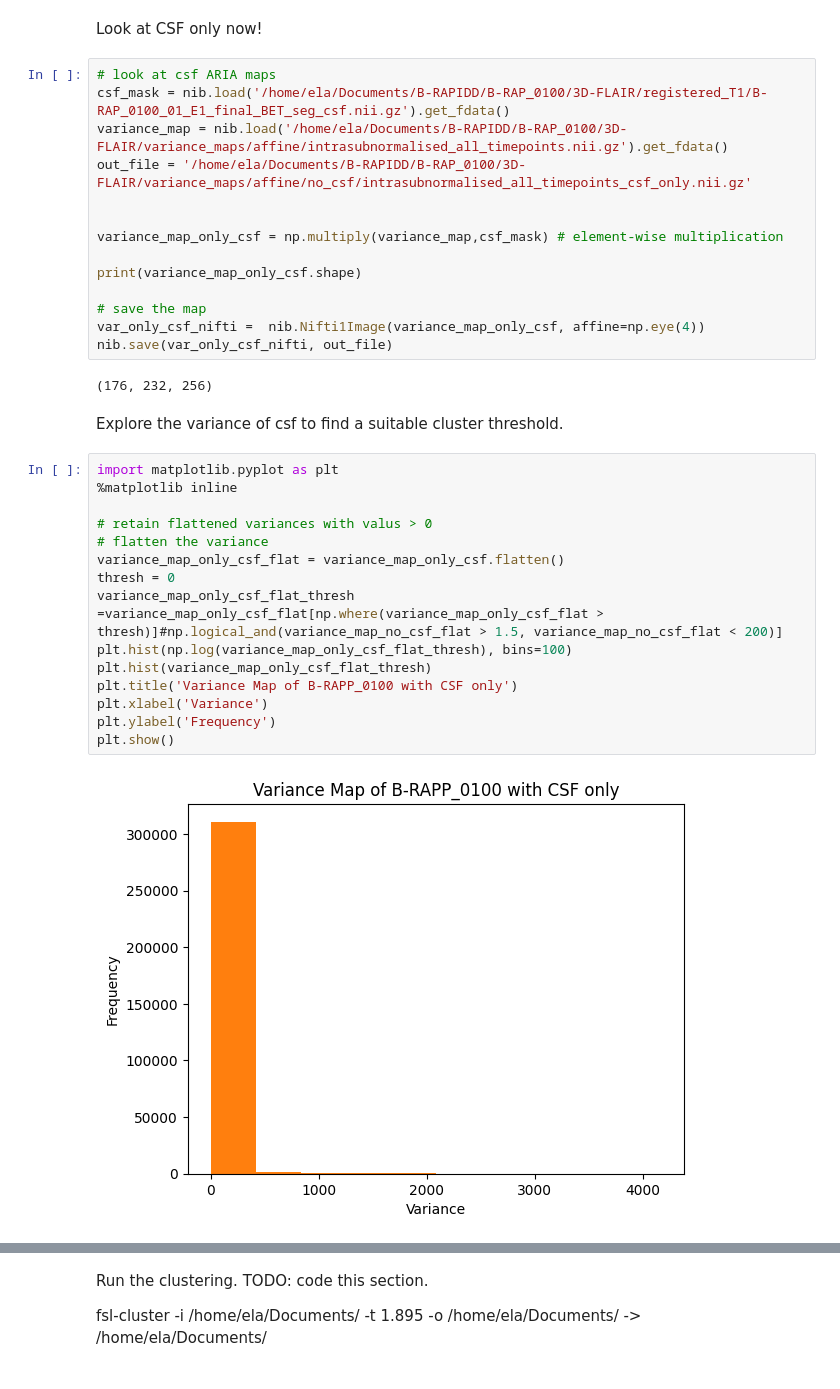
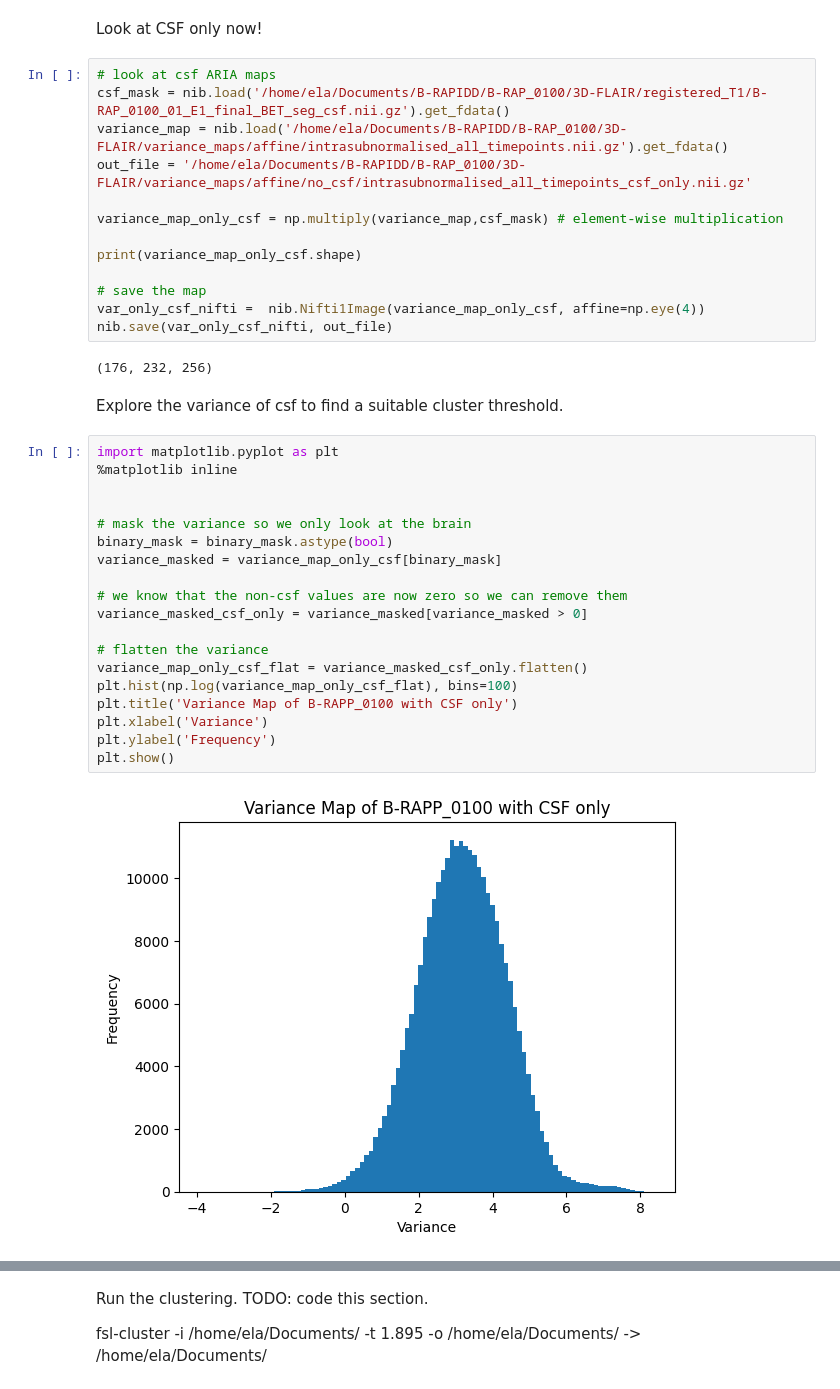
Before and after one commit to Ela-Kan/longitudinal_ARIA_E_detection, a Jupyter notebook: Code/cluster_pipeline.ipynb, the cells around one changed output, grey strips where cells are left out. Cells and saved outputs as stored; diff of their text form.

```diff
--- a/Code/cluster_pipeline.ipynb
+++ b/Code/cluster_pipeline.ipynb
@@ -327,7 +316,6 @@ Look at CSF only now!
 csf_mask = nib.load('/home/ela/Documents/B-RAPIDD/B-RAP_0100/3D-FLAIR/registered_T1/B-RAP_0100_01_E1_final_BET_seg_csf.nii.gz').get_fdata()
 variance_map = nib.load('/home/ela/Documents/B-RAPIDD/B-RAP_0100/3D-FLAIR/variance_maps/affine/intrasubnormalised_all_timepoints.nii.gz').get_fdata()
 out_file = '/home/ela/Documents/B-RAPIDD/B-RAP_0100/3D-FLAIR/variance_maps/affine/no_csf/intrasubnormalised_all_timepoints_csf_only.nii.gz'
-
 
 variance_map_only_csf = np.multiply(variance_map,csf_mask) # element-wise multiplication
 
@@ -343,17 +331,21 @@ Explore the variance of csf to find a suitable cluster threshold.
 # %%
 import matplotlib.pyplot as plt
 %matplotlib inline
 
-# retain flattened variances with valus > 0
+
+# mask the variance so we only look at the brain
+binary_mask = binary_mask.astype(bool)
+variance_masked = variance_map_only_csf[binary_mask]
+
+# we know that the non-csf values are now zero so we can remove them
+variance_masked_csf_only = variance_masked[variance_masked > 0]
+
 # flatten the variance
-variance_map_only_csf_flat = variance_map_only_csf.flatten()
-thresh = 0
-variance_map_only_csf_flat_thresh =variance_map_only_csf_flat[np.where(variance_map_only_csf_flat > thresh)]#np.logical_and(variance_map_no_csf_flat > 1.5, variance_map_no_csf_flat < 200)]
-plt.hist(np.log(variance_map_only_csf_flat_thresh), bins=100)
-plt.hist(variance_map_only_csf_flat_thresh)
+variance_map_only_csf_flat = variance_masked_csf_only.flatten()
+plt.hist(np.log(variance_map_only_csf_flat), bins=100)
 plt.title('Variance Map of B-RAPP_0100 with CSF only')
 plt.xlabel('Variance')
 plt.ylabel('Frequency')
 plt.show()
 # %% [output]
-[figure, old version]
+[figure, new version]
```
Also changed, not shown: parts of 29 cells of this notebook, 3 other files.
